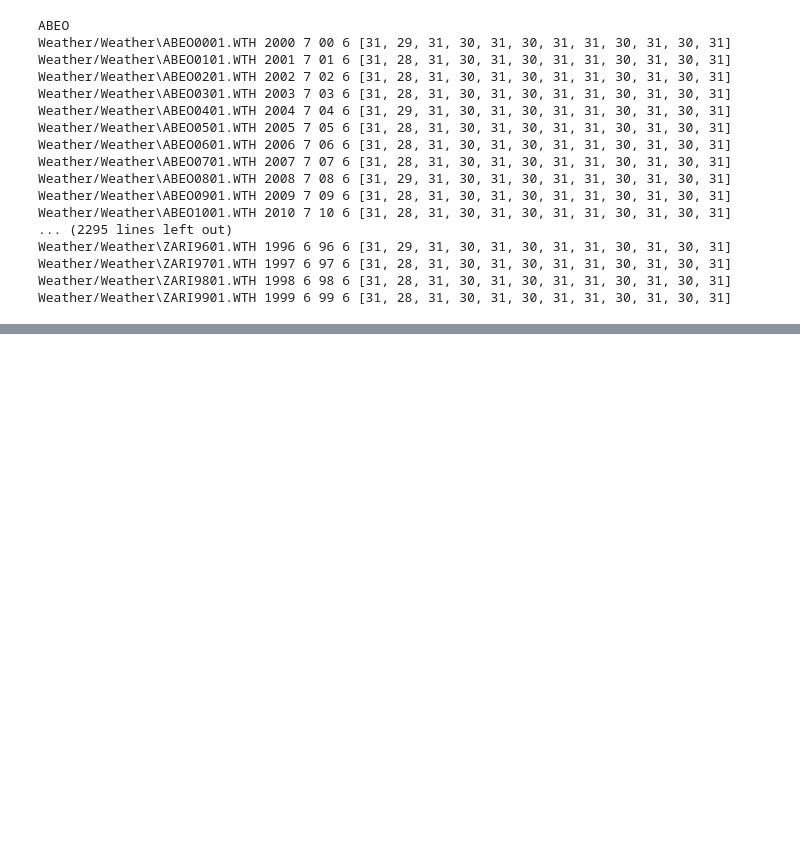
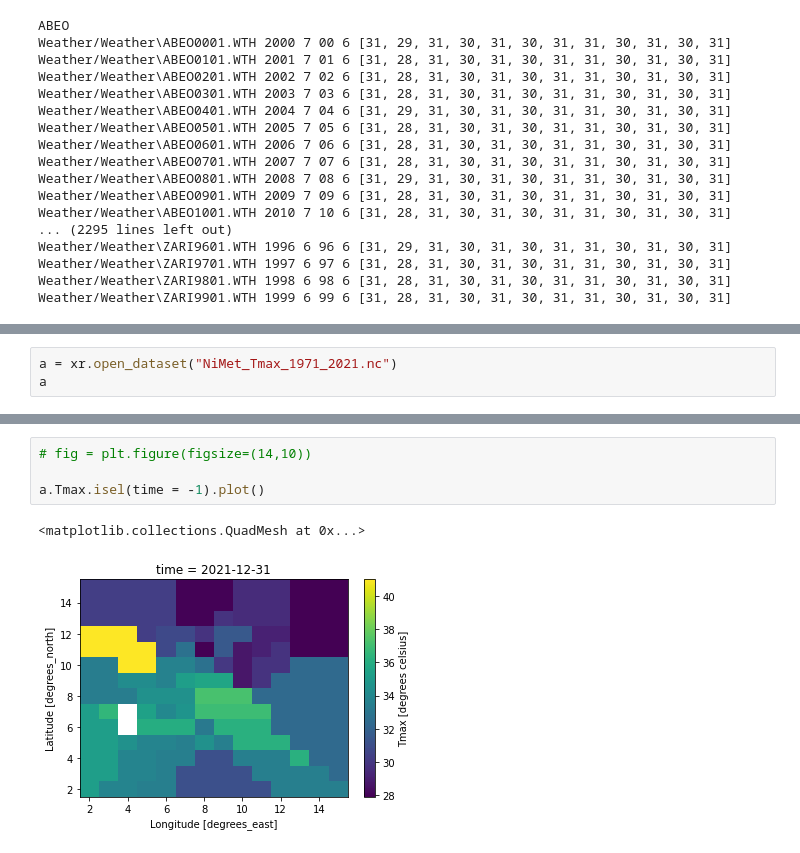
Before and after one commit to ahmadbello/nimet_point2grid, a Jupyter notebook: nimet_point2grid.ipynb, the cells around one changed output, grey strips where cells are left out. Saved outputs shown, nothing was run; the diff lists cells and outputs as text; blank space fills up the shorter version.

Commit message:
daily tmax 1971 to 2021, solved time dimesion as date

```diff
--- a/nimet_point2grid.ipynb
+++ b/nimet_point2grid.ipynb
@@ -231,0 +271,3 @@ plt.colorbar(dat)
+# %%
+a = xr.open_dataset("NiMet_Tmax_1971_2021.nc")
+a
@@ -231,0 +283,7 @@ plt.colorbar(dat)
+# %%
+# fig = plt.figure(figsize=(14,10))
+
+a.Tmax.isel(time = -1).plot()
+# %% [output]
+<matplotlib.collections.QuadMesh at 0x...>
+[figure, added]
```
Also changed, not shown: parts of 13 cells of this notebook.
